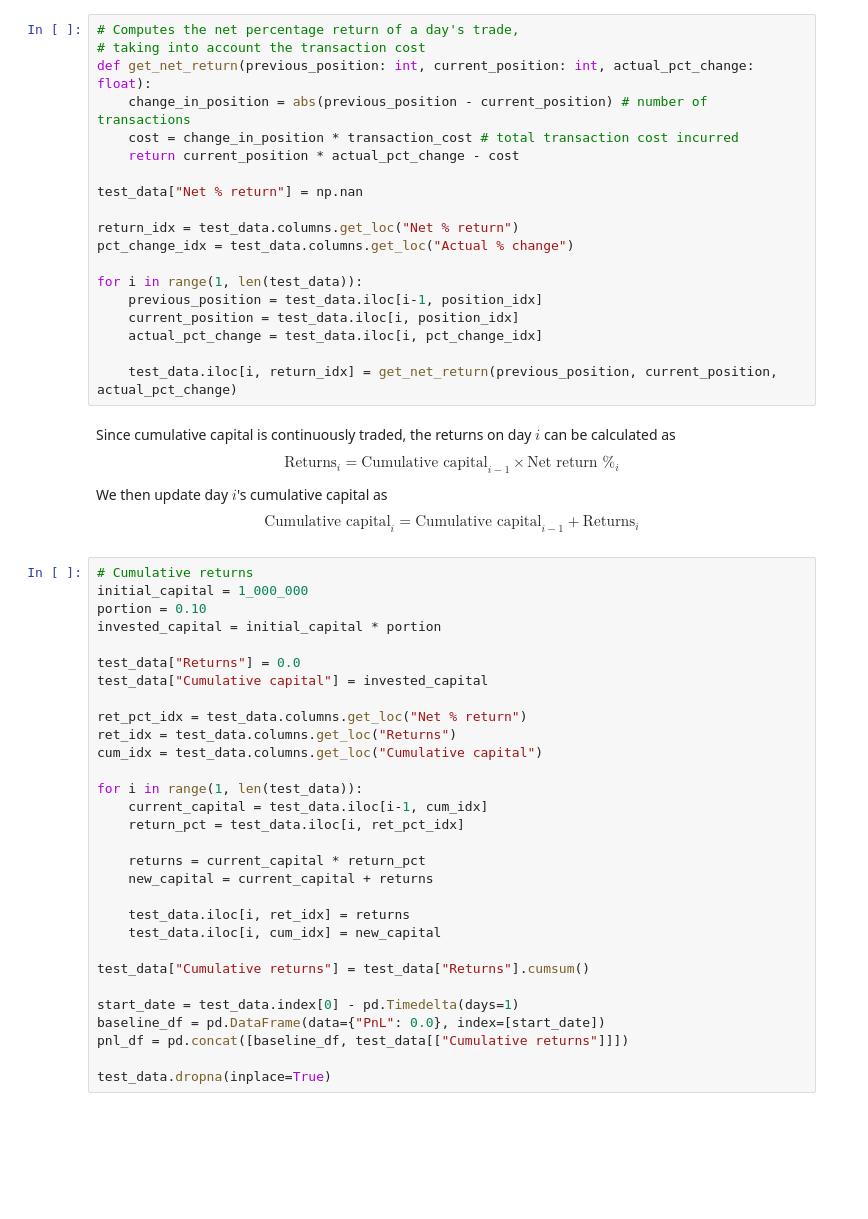
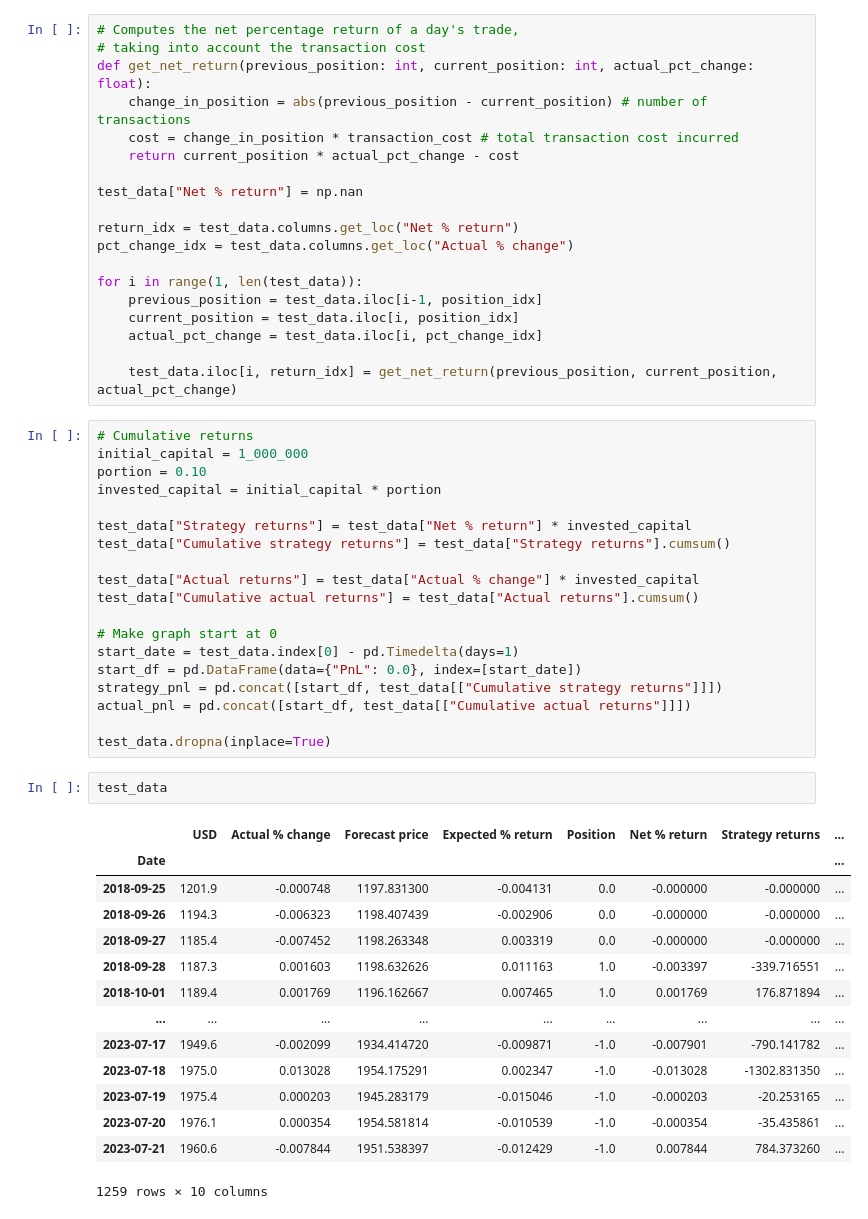
Before and after one commit to Ryanjoo18/gold-price-arima-forecast, a Jupyter notebook: main.ipynb, the cells around one changed output. Drawn from its saved outputs; the diff is of its cells as text; blank space fills up the shorter version.

```diff
--- a/main.ipynb
+++ b/main.ipynb
@@ -201,40 +218,41 @@ for i in range(1, len(test_data)):
     actual_pct_change = test_data.iloc[i, pct_change_idx]
 
     test_data.iloc[i, return_idx] = get_net_return(previous_position, current_position, actual_pct_change)
-# %% [markdown]
-Since cumulative capital is continuously traded, the returns on day $i$ can be calculated as
-$$\text{Returns}_i=\text{Cumulative capital}_{i-1}\times\text{Net return \%}_i$$
-We then update day $i$'s cumulative capital as
-$$\text{Cumulative capital}_i=\text{Cumulative capital}_{i-1}+\text{Returns}_i$$
 # %%
 # Cumulative returns
 initial_capital = 1_000_000
 portion = 0.10
 invested_capital = initial_capital * portion
 
-test_data["Returns"] = 0.0
-test_data["Cumulative capital"] = invested_capital
+test_data["Strategy returns"] = test_data["Net % return"] * invested_capital
+test_data["Cumulative strategy returns"] = test_data["Strategy returns"].cumsum()
 
-ret_pct_idx = test_data.columns.get_loc("Net % return")
-ret_idx = test_data.columns.get_loc("Returns")
-cum_idx = test_data.columns.get_loc("Cumulative capital")
+test_data["Actual returns"] = test_data["Actual % change"] * invested_capital
+test_data["Cumulative actual returns"] = test_data["Actual returns"].cumsum()
 
-for i in range(1, len(test_data)):
-    current_capital = test_data.iloc[i-1, cum_idx]
-    return_pct = test_data.iloc[i, ret_pct_idx]
-
-    returns = current_capital * return_pct
-    new_capital = current_capital + returns
-
-    test_data.iloc[i, ret_idx] = returns
-    test_data.iloc[i, cum_idx] = new_capital
-
-test_data["Cumulative returns"] = test_data["Returns"].cumsum()
-
+# Make graph start at 0
 start_date = test_data.index[0] - pd.Timedelta(days=1)
-baseline_df = pd.DataFrame(data={"PnL": 0.0}, index=[start_date])
-pnl_df = pd.concat([baseline_df, test_data[["Cumulative returns"]]])
+start_df = pd.DataFrame(data={"PnL": 0.0}, index=[start_date])
+strategy_pnl = pd.concat([start_df, test_data[["Cumulative strategy returns"]]])
+actual_pnl = pd.concat([start_df, test_data[["Cumulative actual returns"]]])
 
 test_data.dropna(inplace=True)
+# %%
+test_data
+# %% [output]
+|  | USD | Actual % change | Forecast price | Expected % return | Position | Net % return | Strategy returns | ... |
+| Date |  |  |  |  |  |  |  | ... |
+| 2018-09-25 | 1201.9 | -0.000748 | 1197.831300 | -0.004131 | 0.0 | -0.000000 | -0.000000 | ... |
+| 2018-09-26 | 1194.3 | -0.006323 | 1198.407439 | -0.002906 | 0.0 | -0.000000 | -0.000000 | ... |
+| 2018-09-27 | 1185.4 | -0.007452 | 1198.263348 | 0.003319 | 0.0 | -0.000000 | -0.000000 | ... |
+| 2018-09-28 | 1187.3 | 0.001603 | 1198.632626 | 0.011163 | 1.0 | -0.003397 | -339.716551 | ... |
+| 2018-10-01 | 1189.4 | 0.001769 | 1196.162667 | 0.007465 | 1.0 | 0.001769 | 176.871894 | ... |
+| ... | ... | ... | ... | ... | ... | ... | ... | ... |
+| 2023-07-17 | 1949.6 | -0.002099 | 1934.414720 | -0.009871 | -1.0 | -0.007901 | -790.141782 | ... |
+| 2023-07-18 | 1975.0 | 0.013028 | 1954.175291 | 0.002347 | -1.0 | -0.013028 | -1302.831350 | ... |
+| 2023-07-19 | 1975.4 | 0.000203 | 1945.283179 | -0.015046 | -1.0 | -0.000203 | -20.253165 | ... |
+| 2023-07-20 | 1976.1 | 0.000354 | 1954.581814 | -0.010539 | -1.0 | -0.000354 | -35.435861 | ... |
+| 2023-07-21 | 1960.6 | -0.007844 | 1951.538397 | -0.012429 | -1.0 | 0.007844 | 784.373260 | ... |
+1259 rows × 10 columns
 # %%
 # Plot PnL chart
```
Also changed, not shown: parts of 4 cells of this notebook, 2 other files.
